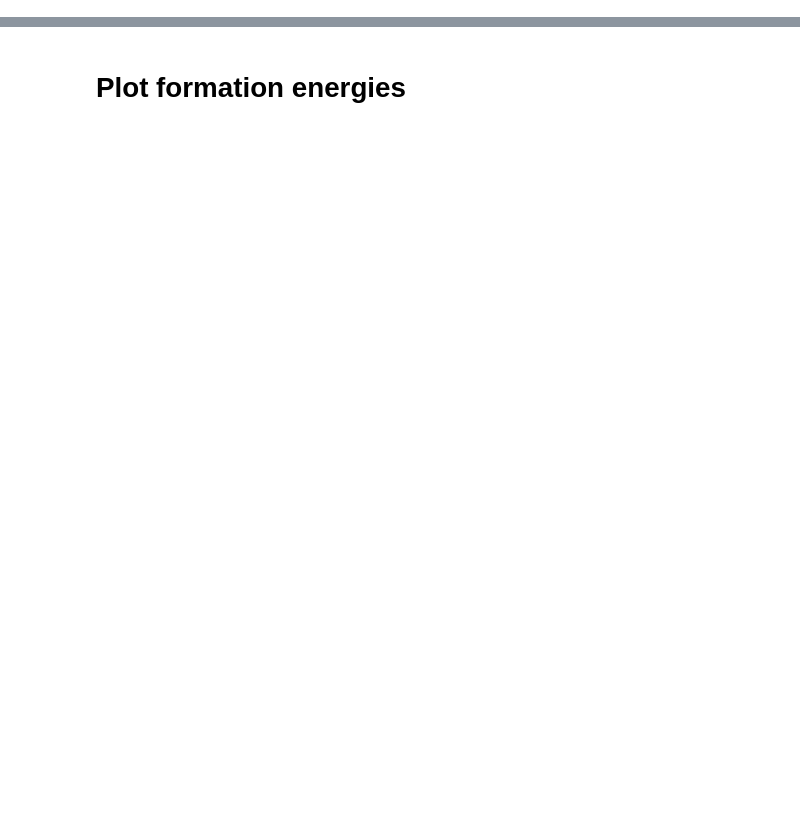
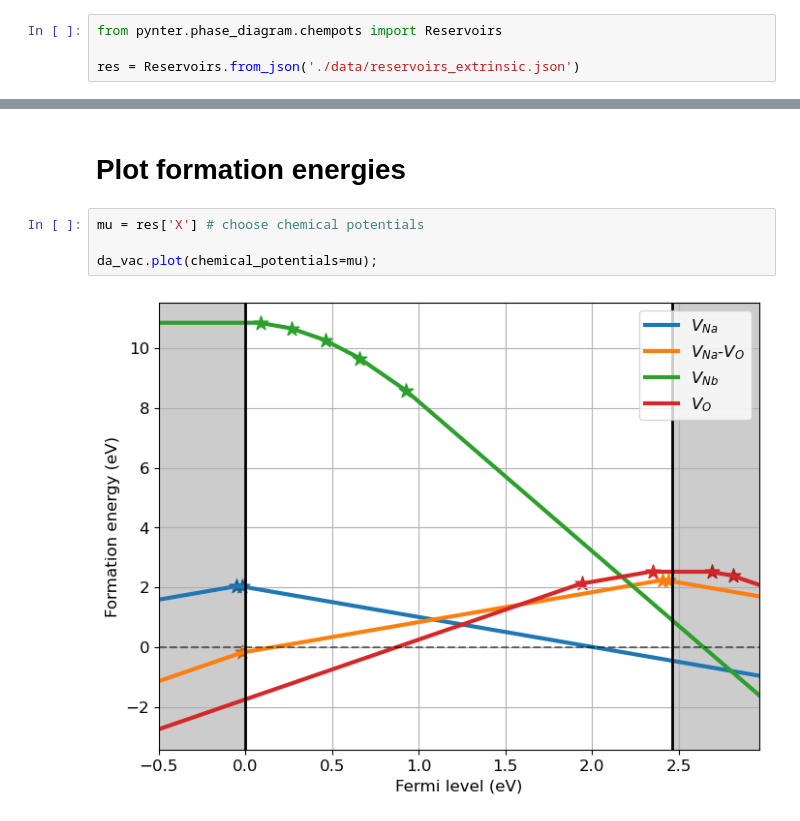
Before and after one commit to lorenzo-villa-hub/pynter, a Jupyter notebook: tutorials/defects/analyse_and_plot.ipynb, the cells around one changed output, grey strips where cells are left out. Saved outputs shown, nothing was run; the diff lists cells and outputs as text; blank space fills up the shorter version.

Commit message:
Fix bugs and add plot defects tutorial

```diff
--- a/tutorials/defects/analyse_and_plot.ipynb
+++ b/tutorials/defects/analyse_and_plot.ipynb
@@ -6,0 +9,4 @@ da = DefectsAnalysis.from_json('./data/defects_analysis.json')
+# %%
+from pynter.phase_diagram.chempots import Reservoirs
+
+res = Reservoirs.from_json('./data/reservoirs_extrinsic.json')
@@ -33,2 +54,8 @@ da_vac.get_dataframe()
 # %% [markdown]
 # Plot formation energies
+# %%
+mu = res['X'] # choose chemical potentials
+
+da_vac.plot(chemical_potentials=mu);
+# %% [output]
+[figure, added]
```
Also changed, not shown: parts of 16 cells of this notebook, 15 other files.
